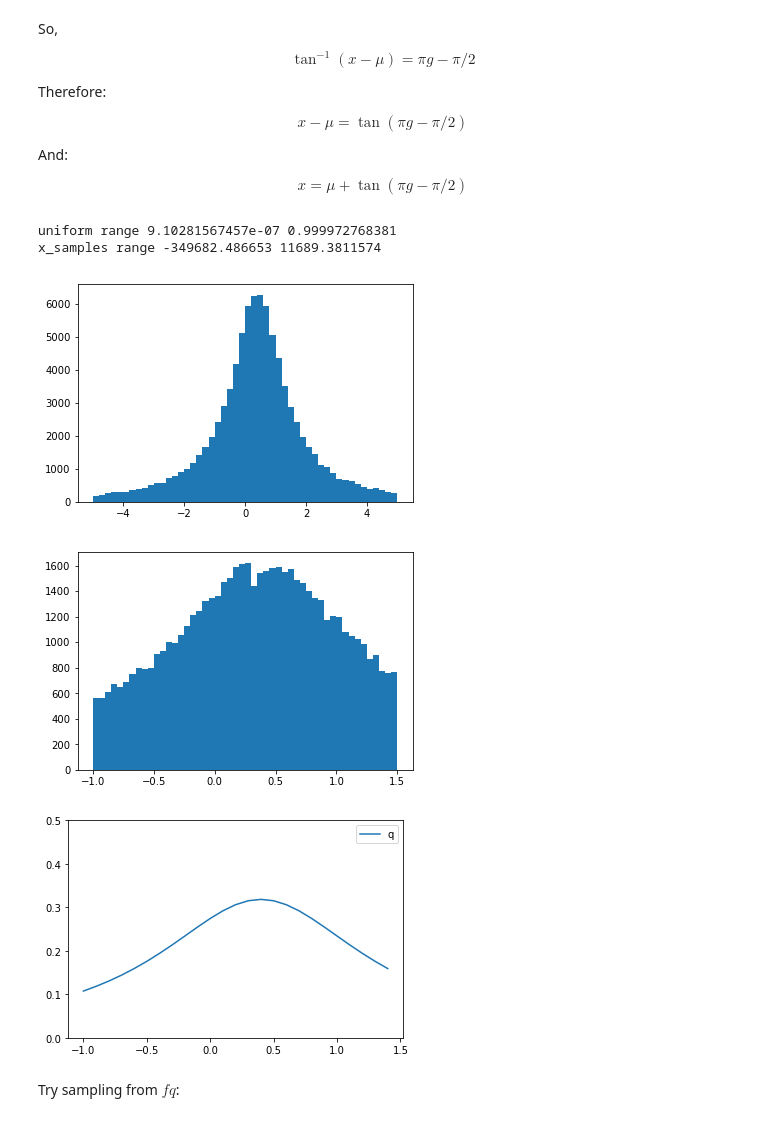
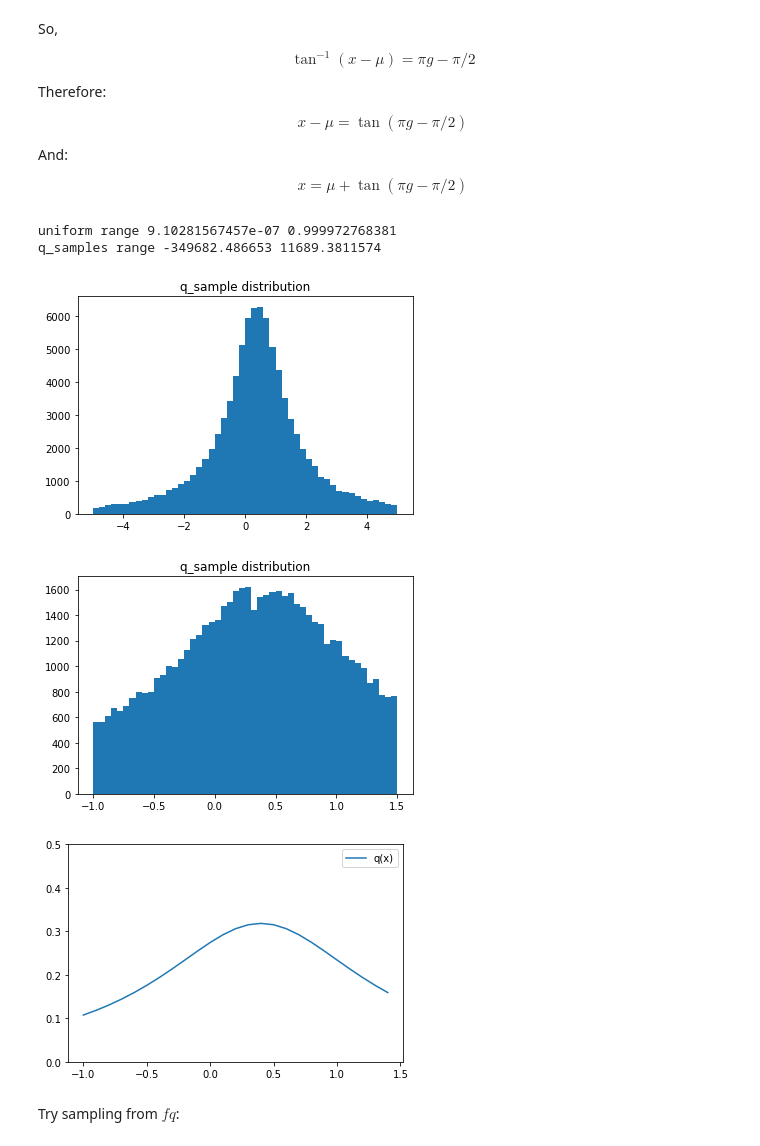
Before and after one commit to hughperkins/pub-prototyping, a Jupyter notebook: maths/importance_sampling.ipynb, the cells around one changed output. Cells and saved outputs as stored; diff of their text form; code cells hidden in the pictures.

```diff
--- a/maths/importance_sampling.ipynb
+++ b/maths/importance_sampling.ipynb
@@ -287,33 +287,35 @@ $$
 # %%
 N = 100000
 
 r = np.random.RandomState(123)
 # help(r.uniform)
 # samples = r.rand(N)
-samples = r.uniform(size=N)
-print('uniform range', min(samples), max(samples))
+uniform_samples = r.uniform(size=N)
+print('uniform range', min(uniform_samples), max(uniform_samples))
 # print(samples)
 
-x_samples = mu + np.tan(np.pi * samples - np.pi / 2)
-print('x_samples range', min(x_samples), max(x_samples))
+q_samples = mu + np.tan(np.pi * uniform_samples - np.pi / 2)
+print('q_samples range', min(q_samples), max(q_samples))
 # print(x_samples)
 
-plt.hist(x_samples, bins=50, range=[-5.0, 5.0])
+plt.hist(q_samples, bins=50, range=[-5.0, 5.0])
+plt.title('q_sample distribution')
 plt.show()
 
-plt.hist(x_samples, bins=50, range=[-1.0, 1.5])
+plt.hist(q_samples, bins=50, range=[-1.0, 1.5])
+plt.title('q_sample distribution')
 plt.show()
 
-plt.plot(X, 1 / np.pi * (1/(1 + (X - mu) * (X - mu))), label='q')
+plt.plot(X, 1 / np.pi * (1/(1 + (X - mu) * (X - mu))), label='q(x)')
 plt.ylim([0, 0.5])
 plt.legend()
 plt.show()
 # %% [output]
 uniform range 9.10281567457e-07 0.999972768381
-x_samples range -349682.486653 11689.3811574
+q_samples range -349682.486653 11689.3811574
-[figure, old version]
+[figure, new version]
-[figure, old version]
+[figure, new version]
-[figure, old version]
+[figure, new version]
 # %% [markdown]
 Try sampling from $fq$:
 # %%
```
Also changed, not shown: parts of 10 cells of this notebook.
